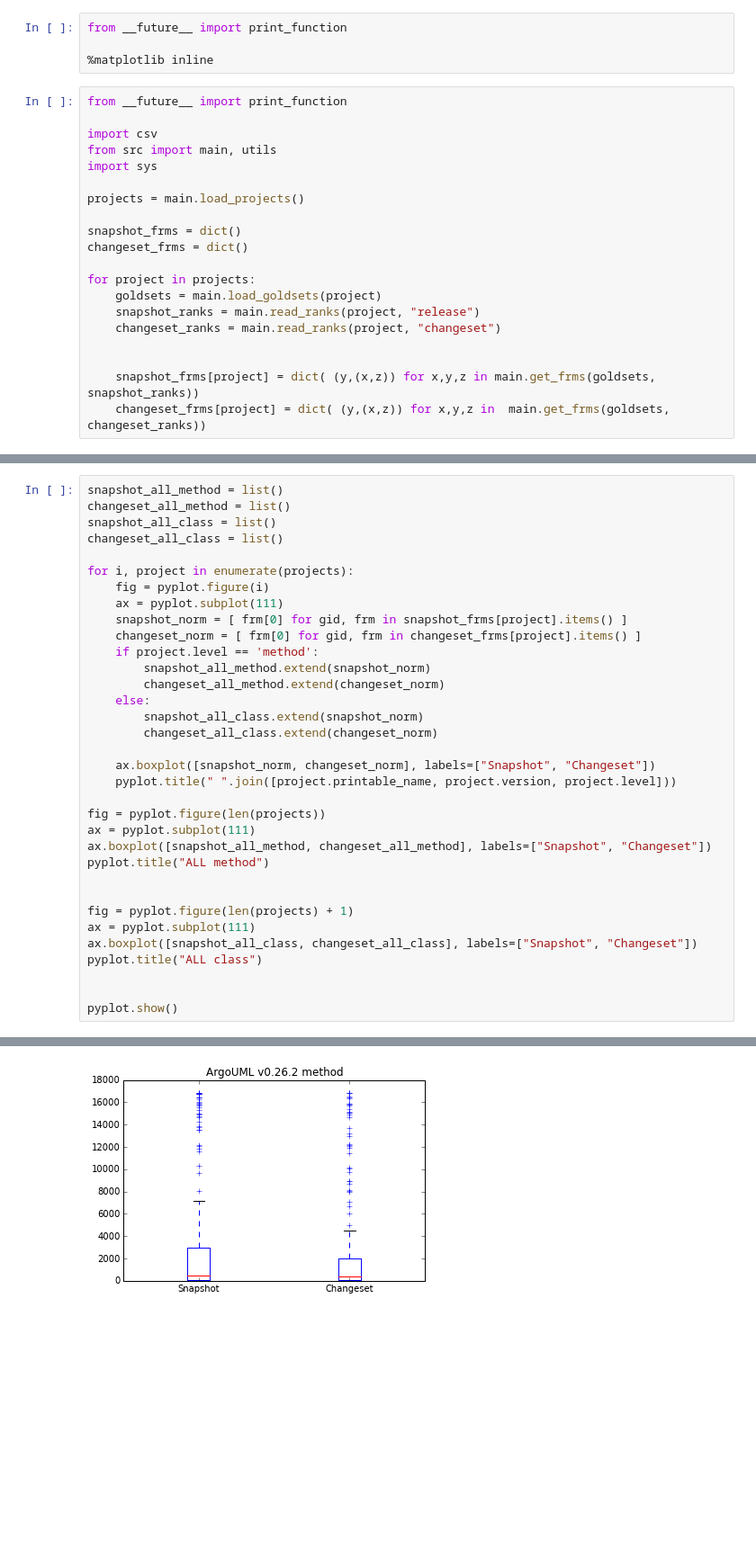
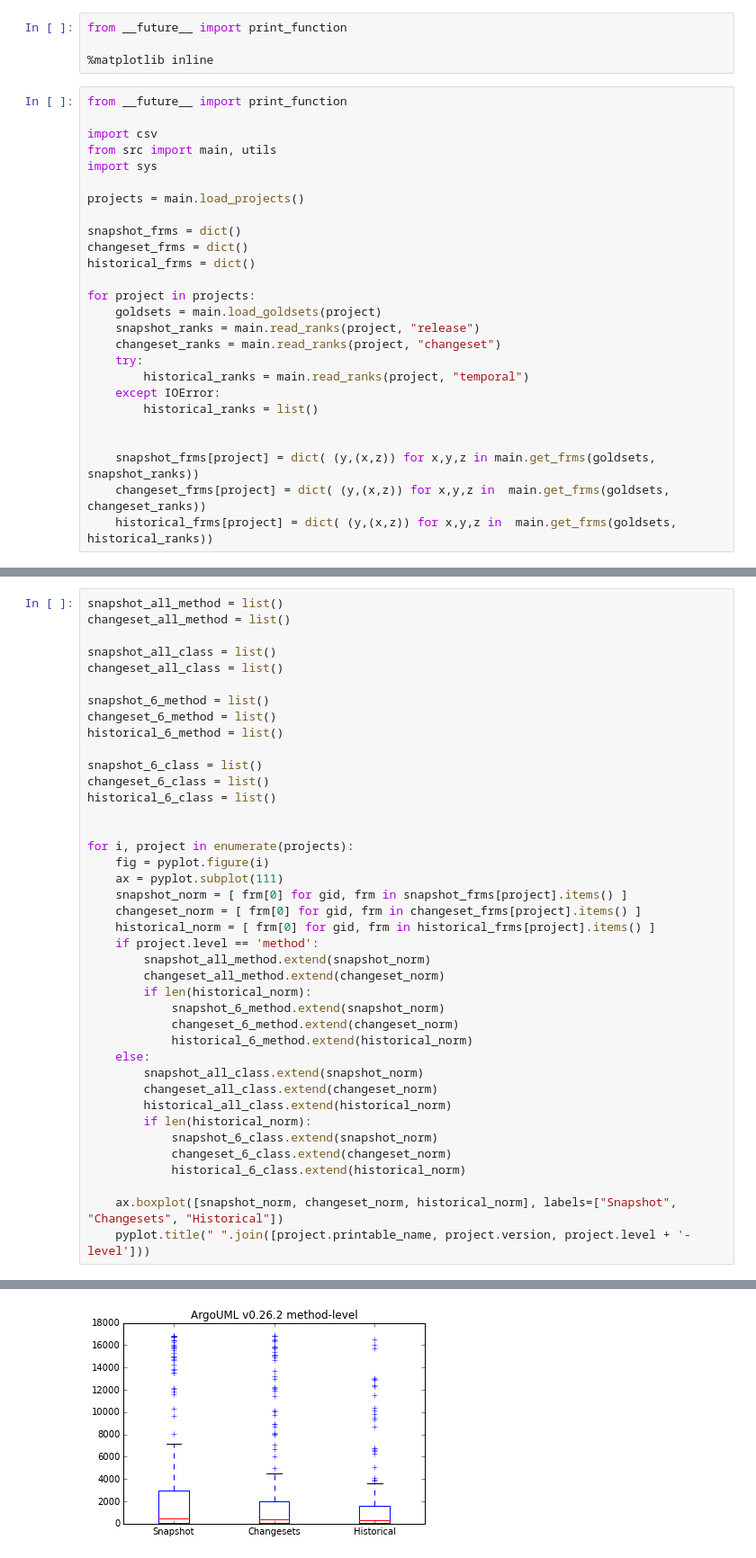
Before and after one commit to cscorley/doc2vec-feature-location, a Jupyter notebook: HiLo.ipynb, the cells around one changed output, grey strips where cells are left out. Shown: that part at 90% size. Cells and saved outputs as stored; diff of their text form; blank space fills up the shorter version.

Commit message:
new figures

```diff
--- a/HiLo.ipynb
+++ b/HiLo.ipynb
@@ -18,12 +18,18 @@ projects = main.load_projects()
 
 snapshot_frms = dict()
 changeset_frms = dict()
+historical_frms = dict()
 
 for project in projects:
     goldsets = main.load_goldsets(project)
     snapshot_ranks = main.read_ranks(project, "release")
     changeset_ranks = main.read_ranks(project, "changeset")
+    try:
+        historical_ranks = main.read_ranks(project, "temporal")
+    except IOError:
+        historical_ranks = list()
 
 
     snapshot_frms[project] = dict( (y,(x,z)) for x,y,z in main.get_frms(goldsets, snapshot_ranks))
     changeset_frms[project] = dict( (y,(x,z)) for x,y,z in  main.get_frms(goldsets, changeset_ranks))
+    historical_frms[project] = dict( (y,(x,z)) for x,y,z in  main.get_frms(goldsets, historical_ranks))
@@ -48,35 +36,41 @@ m=projects[17]
 # %%
 snapshot_all_method = list()
 changeset_all_method = list()
+
 snapshot_all_class = list()
 changeset_all_class = list()
+
+snapshot_6_method = list()
+changeset_6_method = list()
+historical_6_method = list()
+
+snapshot_6_class = list()
+changeset_6_class = list()
+historical_6_class = list()
+
 
 for i, project in enumerate(projects):
     fig = pyplot.figure(i)
     ax = pyplot.subplot(111)
     snapshot_norm = [ frm[0] for gid, frm in snapshot_frms[project].items() ]
     changeset_norm = [ frm[0] for gid, frm in changeset_frms[project].items() ]
+    historical_norm = [ frm[0] for gid, frm in historical_frms[project].items() ]
     if project.level == 'method':
         snapshot_all_method.extend(snapshot_norm)
         changeset_all_method.extend(changeset_norm)
+        if len(historical_norm):
+            snapshot_6_method.extend(snapshot_norm)
+            changeset_6_method.extend(changeset_norm)
+            historical_6_method.extend(historical_norm)
     else:
         snapshot_all_class.extend(snapshot_norm)
         changeset_all_class.extend(changeset_norm)
+        historical_all_class.extend(historical_norm)
+        if len(historical_norm):
+            snapshot_6_class.extend(snapshot_norm)
+            changeset_6_class.extend(changeset_norm)
+            historical_6_class.extend(historical_norm)
 
-    ax.boxplot([snapshot_norm, changeset_norm], labels=["Snapshot", "Changeset"])
-    pyplot.title(" ".join([project.printable_name, project.version, project.level]))
-
-fig = pyplot.figure(len(projects))
-ax = pyplot.subplot(111)
-ax.boxplot([snapshot_all_method, changeset_all_method], labels=["Snapshot", "Changeset"])
-pyplot.title("ALL method")
-
-
-fig = pyplot.figure(len(projects) + 1)
-ax = pyplot.subplot(111)
-ax.boxplot([snapshot_all_class, changeset_all_class], labels=["Snapshot", "Changeset"])
-pyplot.title("ALL class")
-
-
-pyplot.show()
+    ax.boxplot([snapshot_norm, changeset_norm, historical_norm], labels=["Snapshot", "Changesets", "Historical"])
+    pyplot.title(" ".join([project.printable_name, project.version, project.level + '-level']))
 # %% [output]
@@ -88 +82 @@ pyplot.show()
-[figure, old version]
+[figure, new version]
```
Also changed, not shown: parts of 4 cells of this notebook, 5 other files.
